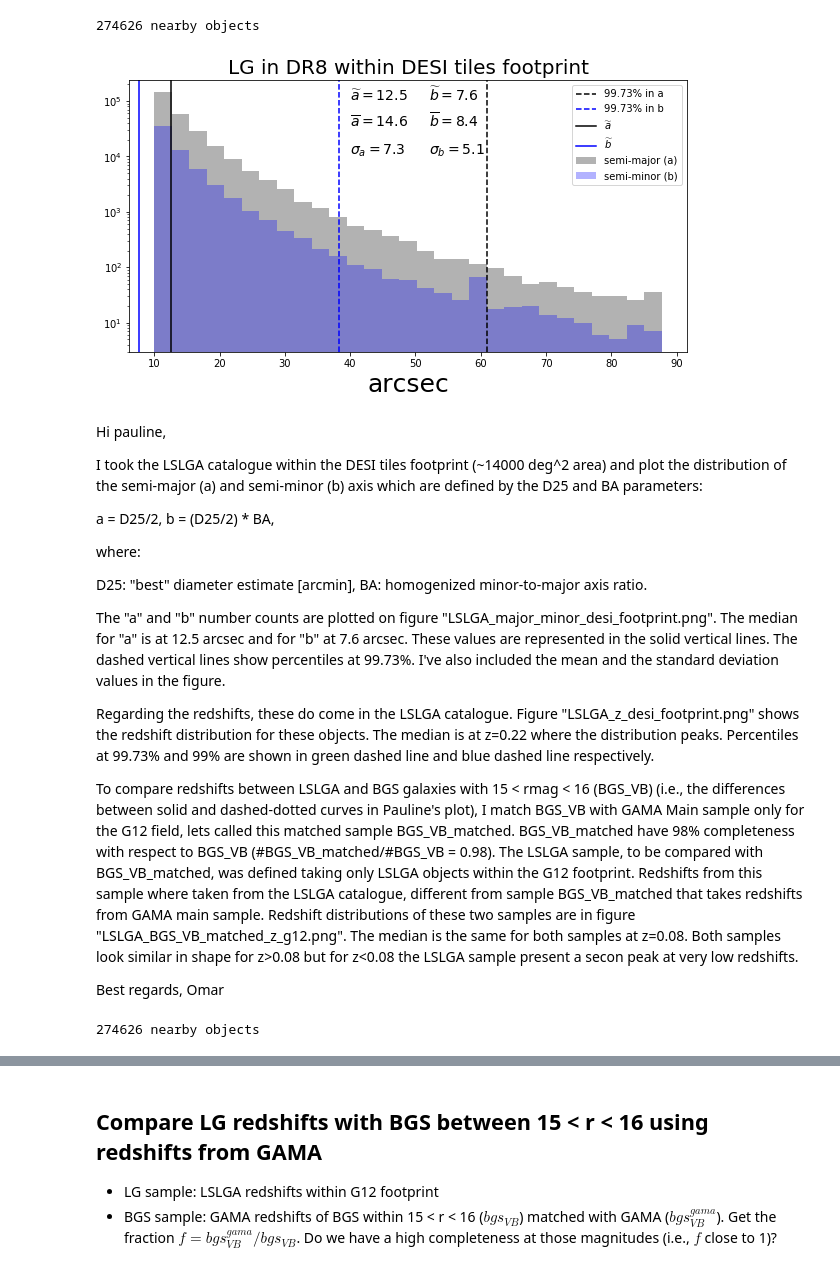
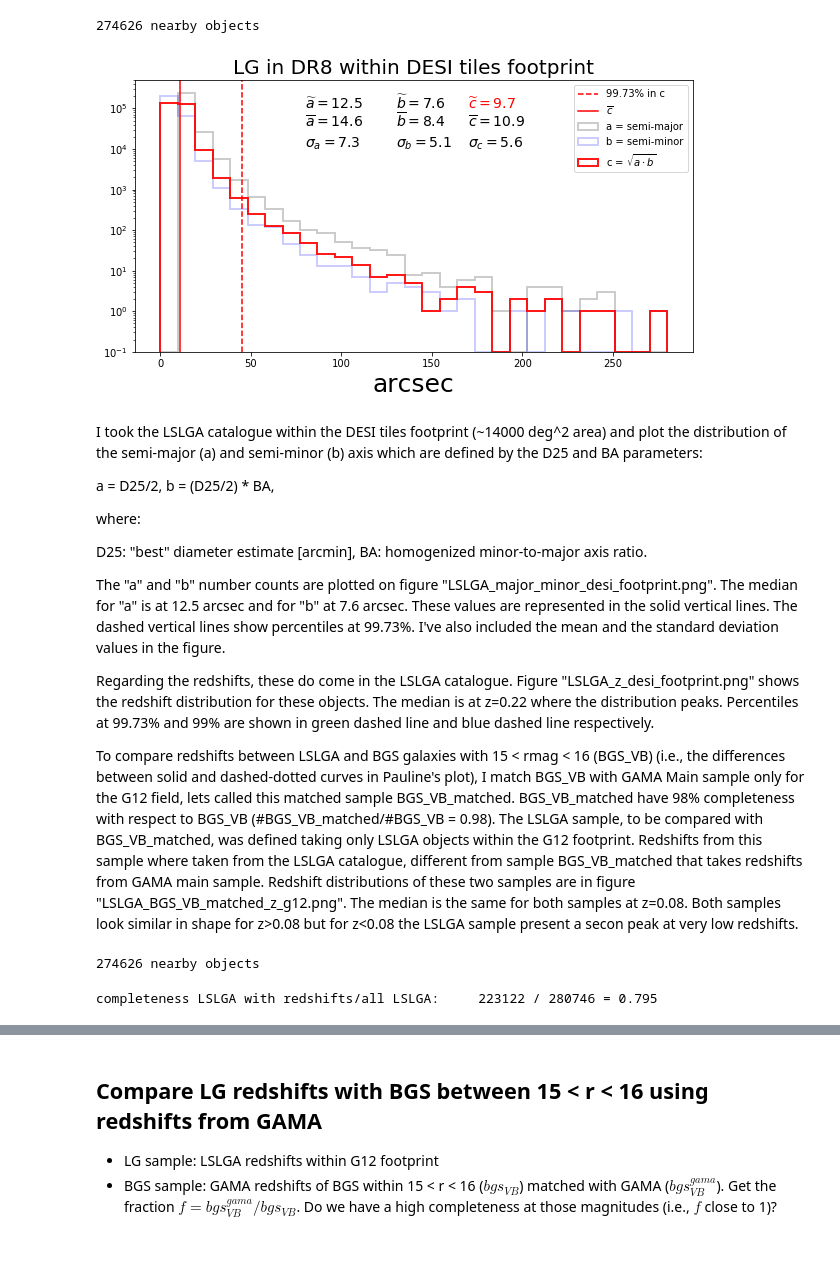
Before and after one commit to qmxp55/bgstargets, a Jupyter notebook: doc/LG_dr8_example.ipynb, the cells around one changed output, grey strips where cells are left out. Cells and saved outputs as stored; diff of their text form; code cells hidden in the pictures.

```diff
--- a/doc/LG_dr8_example.ipynb
+++ b/doc/LG_dr8_example.ipynb
@@ -183,49 +183,59 @@ angle = radius_lg[:, 2]
 keep = (semimajor > 0) & (semiminor > 0)
 # %%
 fig = plt.figure(figsize=(10, 5))
-lim = np.percentile(semimajor[keep], (0, 99.9))
-lim2 = np.percentile(semiminor[keep], (0, 100))
+lim2 = np.percentile(semimajor[keep], (0, 99.9))
+lim = np.percentile(semiminor[keep], (0, 100))
 #print(lim2)
 
-bins = np.linspace(lim[0], lim[1], 30)
+bins = np.linspace(0, 280, 30)
+
+c = np.sqrt(semiminor[keep]*semimajor[keep])
+
 median_a = np.median(semimajor[(keep)])
 mean_a = np.mean(semimajor[(keep)])
 std_a = np.std(semimajor[keep])
+
 median_b = np.median(semiminor[(keep)])
 mean_b = np.mean(semiminor[(keep)])
 std_b = np.std(semiminor[keep])
 
-plt.hist(semimajor[keep], bins=bins, color='k', log=True, alpha=0.3, label='semi-major (a)')
-plt.hist(semiminor[keep], bins=bins, color='b', log=True, alpha=0.3, label='semi-minor (b)')
-plt.axvline(np.percentile(semimajor[keep], 99.73), ls='--', c='k', label='99.73% in a')
-plt.axvline(np.percentile(semiminor[keep], 99.73), ls='--', c='b', label='99.73% in b')
+median_c = np.median(c)
+mean_c = np.mean(c)
+std_c = np.std(c)
 
-plt.text(40, 10**5, r'$\widetilde{a}=%.1f$' %(median_a), size=14)
-plt.text(40, 10**5/3, r'$\overline{a}=%.1f$' %(mean_a), size=14)
-plt.text(40, 10**5/9, r'$\sigma_{a}=%.1f$' %(std_a), size=14)
+plt.hist(semimajor[keep], bins=bins, color='k', log=True, histtype='step', lw=2, alpha=0.2, label='a = semi-major')
+plt.hist(semiminor[keep], bins=bins, color='b', log=True, histtype='step', lw=2, alpha=0.2, label='b = semi-minor')
+plt.hist(c, bins=bins, color='r', log=True, histtype='step', lw=2, alpha=0.9, label=r'c = $\sqrt{a\cdot b}$')
+#plt.axvline(np.percentile(semimajor[keep], 99.73), ls='--', c='k', alpha=0.6, label='99.73% in a')
+#plt.axvline(np.percentile(semiminor[keep], 99.73), ls='--', c='b', alpha=0.6, label='99.73% in b')
+plt.axvline(np.percentile(c, 99.73), ls='--', c='r', label='99.73% in c')
 
-plt.text(52, 10**5, r'$\widetilde{b}=%.1f$' %(median_b), size=14)
-plt.text(52, 10**5/3, r'$\overline{b}=%.1f$' %(mean_b), size=14)
-plt.text(52, 10**5/9, r'$\sigma_{b}=%.1f$' %(std_b), size=14)
+plt.text(80, 10**5, r'$\widetilde{a}=%.1f$' %(median_a), size=14, color='k')
+plt.text(80, 10**5/3, r'$\overline{a}=%.1f$' %(mean_a), size=14, color='k')
+plt.text(80, 10**5/9, r'$\sigma_{a}=%.1f$' %(std_a), size=14, color='k')
 
-plt.axvline(median_a, c='k', ls='-', label=r'$\widetilde{a}$')
-#plt.axvline(mean_a+3*std_a, c='k', ls='--', label=r'$\overline{a}+3\sigma_{a}$')
+plt.text(130, 10**5, r'$\widetilde{b}=%.1f$' %(median_b), size=14, color='b')
+plt.text(130, 10**5/3, r'$\overline{b}=%.1f$' %(mean_b), size=14, color='b')
+plt.text(130, 10**5/9, r'$\sigma_{b}=%.1f$' %(std_b), size=14, color='b')
 
-plt.axvline(median_b, c='b', ls='-', label=r'$\widetilde{b}$')
-#plt.axvline(mean_b+3*std_b, c='cyan', ls='--', label=r'$\overline{b}+3\sigma_{b}$')
+plt.text(170, 10**5, r'$\widetilde{c}=%.1f$' %(median_c), size=14, color='r')
+plt.text(170, 10**5/3, r'$\overline{c}=%.1f$' %(mean_c), size=14, color='r')
+plt.text(170, 10**5/9, r'$\sigma_{c}=%.1f$' %(std_c), size=14, color='r')
+
+#plt.axvline(mean_a, c='k', ls='-', alpha=0.6, label=r'$\overline{a}$')
+#plt.axvline(mean_b, c='b', ls='-', alpha=0.6, label=r'$\overline{b}$')
+plt.axvline(mean_c, c='r', ls='-', label=r'$\overline{c}$')
 
 plt.title(r'LG in DR8 within DESI tiles footprint', size=20)
 plt.xlabel(r'arcsec', size=25)
 
 plt.legend()
 
 file = pathdir+'/LSLGA_major_minor_desi_footprint'
 fig.savefig(file+'.png', bbox_inches = 'tight', pad_inches = 0)
 # %% [output]
-[figure, old version]
+[figure, new version]
 # %% [markdown]
-Hi pauline,
-
 I took the LSLGA catalogue within the DESI tiles footprint (~14000 deg^2 area) and plot the distribution of the semi-major (a) and semi-minor (b) axis which are defined by the D25 and BA parameters:
 
 a = D25/2,
@@ -241,8 +251,5 @@ The "a" and "b" number counts are plotted on figure "LSLGA_major_minor_desi_foot
 Regarding the redshifts, these do come in the LSLGA catalogue. Figure "LSLGA_z_desi_footprint.png" shows the redshift distribution for these objects. The median is at z=0.22 where the distribution peaks. Percentiles at 99.73% and 99% are shown in green dashed line and blue dashed line respectively.
 
 To compare redshifts between LSLGA and BGS galaxies with 15 < rmag < 16 (BGS_VB) (i.e., the differences between solid and dashed-dotted curves in Pauline's plot), I match BGS_VB with GAMA Main sample only for the G12 field, lets called this matched sample BGS_VB_matched. BGS_VB_matched have 98% completeness with respect to BGS_VB (#BGS_VB_matched/#BGS_VB = 0.98). The LSLGA sample, to be compared with BGS_VB_matched, was defined taking only LSLGA objects within the G12 footprint. Redshifts from this sample where taken from the LSLGA catalogue, different from sample BGS_VB_matched that takes redshifts from GAMA main sample. Redshift distributions of these two samples are in figure "LSLGA_BGS_VB_matched_z_g12.png". The median is the same for both samples at z=0.08. Both samples look similar in shape for z>0.08 but for z<0.08 the LSLGA sample present a secon peak at very low redshifts.
-
-Best regards,
-Omar
 # %%
 # matching LS8 with gama galaxies
@@ -255,3 +268,7 @@ keep = ~np.isnan(lslga_z)
+# %%
+print('completeness LSLGA with redshifts/all LSLGA: \t %i / %i = %.3f' %(np.sum(keep), len(lslga_z), np.sum(keep)/len(lslga_z)))
+# %% [output]
+completeness LSLGA with redshifts/all LSLGA:     223122 / 280746 = 0.795
 # %%
 #
 fig = plt.figure(figsize=(10, 5))
```
Also changed, not shown: parts of 6 cells of this notebook, 2 other files.
